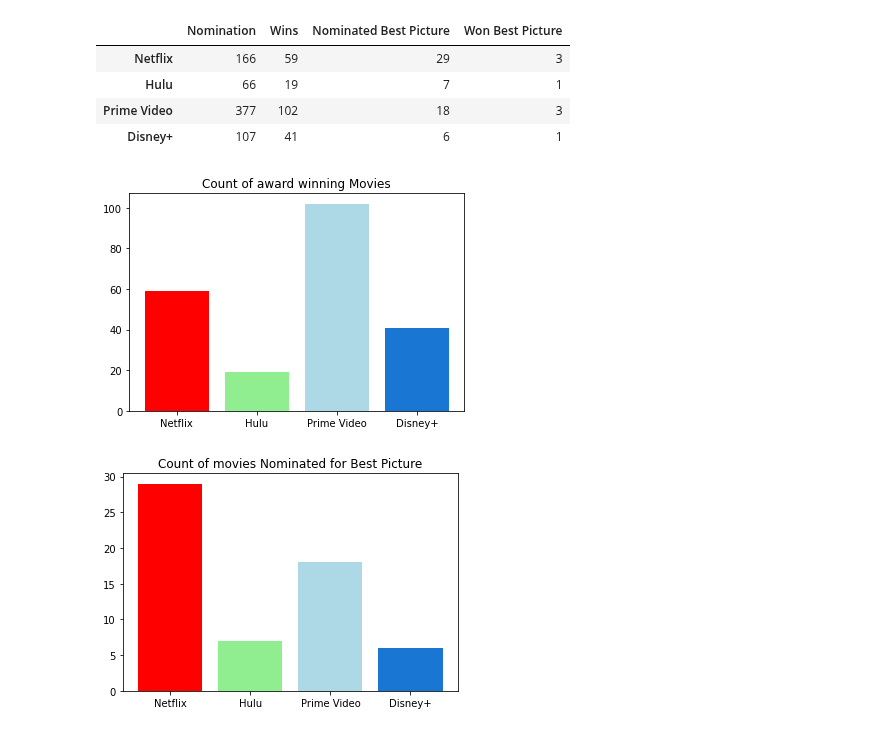
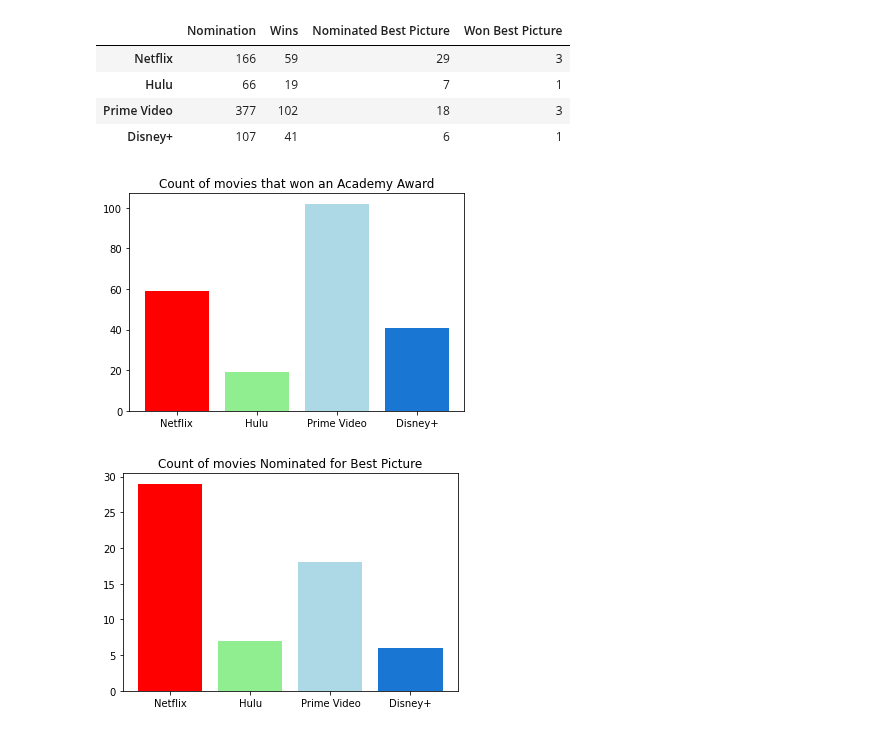
Before and after one commit to jacance/streaming-service-analysis, a Jupyter notebook: notebook_justin.ipynb, the cells around one changed output. Cells and saved outputs as stored; diff of their text form; code cells hidden in the pictures.

```diff
--- a/notebook_justin.ipynb
+++ b/notebook_justin.ipynb
@@ -338,12 +339,12 @@ ss_awards
 # plt.title("Count of Oscar winning and nominatd movies")
 # plt.show()
 # %%
-# Count of movies that Won an award
+# Count of movies that won an Academy Award
 win_plot = plt.bar(ss_names, ss_awards["Wins"], color=["red", "lightgreen", "lightblue", "#1976d2"])
-plt.title("Count of award winning Movies")
+plt.title("Count of movies that won an Academy Award")
 plt.show()
 # %% [output]
-[figure, old version]
+[figure, new version]
 # %%
 # Count of movies that were Nominated Best Picture
 bpnom_plot = plt.bar(ss_names, ss_awards["Nominated Best Picture"], color=["red", "lightgreen", "lightblue", "#1976d2"])
```
Also changed, not shown: parts of 8 cells of this notebook.
